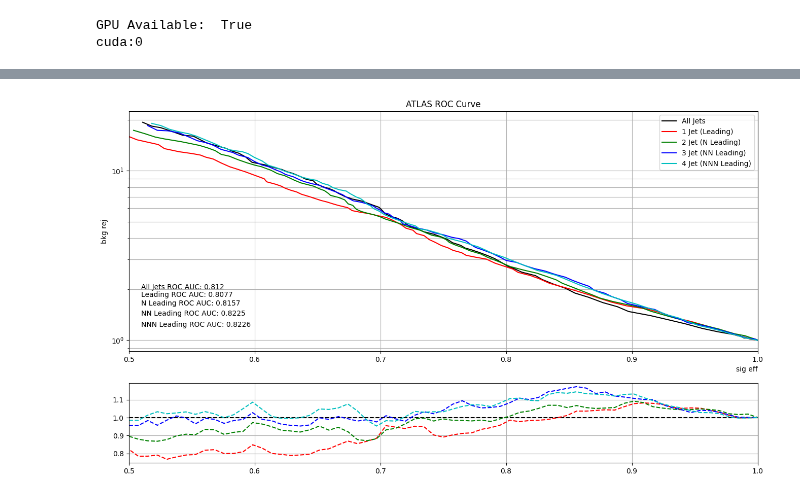
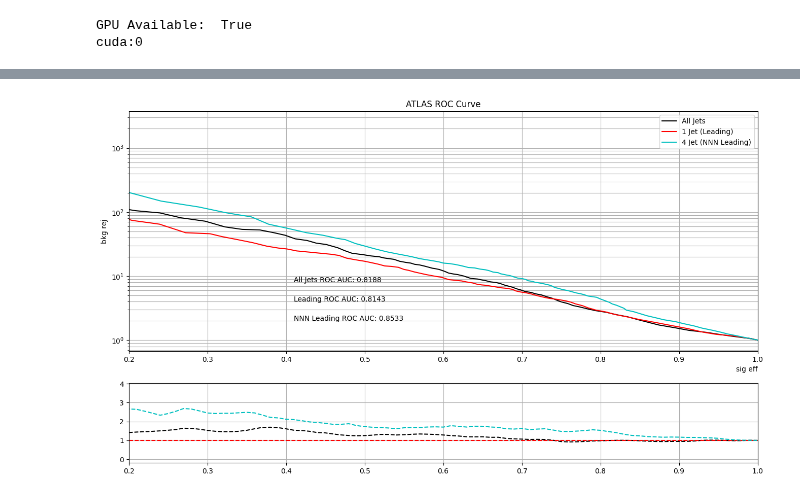
Before and after one commit to LukeV37/Pileup_Project, a Jupyter notebook: analysis/Leading_Jet_Validation.ipynb, the cells around one changed output, grey strips where cells are left out. Saved outputs shown, nothing was run; the diff lists cells and outputs as text; code cells hidden in the pictures.

```diff
--- a/analysis/Leading_Jet_Validation.ipynb
+++ b/analysis/Leading_Jet_Validation.ipynb
@@ -282,11 +282,21 @@ class Model(nn.Module):
     def __init__(self, in_feats, hidden_feats, out_feats):
         super(Model, self).__init__()
         self.jet_preprocess = nn.Linear(in_feats,hidden_feats)
-        self.jet_postprocess = nn.Linear(hidden_feats,out_feats)
+        self.jet_postprocess = nn.Linear(hidden_feats,hidden_feats)
+        self.attention = nn.MultiheadAttention(hidden_feats,num_heads=4,batch_first=True, dropout=0.25)
+        self.jet_classifier = nn.Linear(hidden_feats,out_feats)
     def forward(self, jet_feats):
+        # Preprocess Jet Feats
         jet_embedding = F.gelu(self.jet_preprocess(jet_feats))
+
+        # Attention Layer + Skip Connection + Post-Process
+        jet_attention, jet_weights = self.attention(jet_embedding, jet_embedding, jet_embedding)
+        jet_embedding = jet_embedding + jet_attention
+        jet_embedding = F.gelu(self.jet_postprocess(jet_embedding))
+
+        # Aggregate and Classify
         jet_aggregated = jet_embedding.sum(dim=0)
-        output = F.sigmoid(self.jet_postprocess(jet_aggregated))
+        output = F.sigmoid(self.jet_classifier(jet_aggregated))
         return output
 # %%
 def train(model, data, epochs=20):
@@ -435,7 +443,7 @@ def ATLAS_roc(y_true, y_pred):
     sig_eff = []
     bkg_eff = []
 
-    thresholds = np.linspace(0,0.75,100)
+    thresholds = np.linspace(0,0.99,100)
 
     for threshold in thresholds:
         sig_eff.append(((y_pred[sig] > threshold).sum() / y_true[sig].shape[0]))
@@ -468,21 +476,21 @@ def get_metrics(y_true, y_pred, threshold):
     AUC = roc_auc_score(y_true, y_pred)
     BA = accuracy_score(y_true, y_Pred)
     f1 = f1_score(y_true, y_Pred)
-    return x,y,AUC,BA,f1
+    return x,y,thresholds,AUC,BA,f1
 
 fig, (ax1, ax2) = plt.subplots(2,1,figsize=(16,9), gridspec_kw={'height_ratios': [3, 1]})
 
 all_pred = get_predictions(All_Jets, [All_Jets_test, y_test])
 leading_pred = get_predictions(Leading_Jet, [Leading_test, y_test])
-N_leading_pred = get_predictions(N_Leading_Jet, [N_Leading_test, y_test])
-NN_leading_pred = get_predictions(NN_Leading_Jet, [NN_Leading_test, y_test])
+#N_leading_pred = get_predictions(N_Leading_Jet, [N_Leading_test, y_test])
+#NN_leading_pred = get_predictions(NN_Leading_Jet, [NN_Leading_test, y_test])
 NNN_leading_pred = get_predictions(NNN_Leading_Jet, [NNN_Leading_test, y_test])
 
-x1,y1,AUC1,BA1,f11 = get_metrics(y_test, all_pred, 0.5)
-x2,y2,AUC2,BA2,f12 = get_metrics(y_test, leading_pred, 0.5)
-x3,y3,AUC3,BA3,f13 = get_metrics(y_test, N_leading_pred, 0.5)
-x4,y4,AUC4,BA4,f14 = get_metrics(y_test, NN_leading_pred, 0.5)
-x5,y5,AUC5,BA5,f15 = get_metrics(y_test, NNN_leading_pred, 0.5)
+x1,y1,th1,AUC1,BA1,f11 = get_metrics(y_test, all_pred, 0.5)
+x2,y2,th2,AUC2,BA2,f12 = get_metrics(y_test, leading_pred, 0.5)
+#x3,y3,th3,AUC3,BA3,f13 = get_metrics(y_test, N_leading_pred, 0.5)
+#x4,y4,th4,AUC4,BA4,f14 = get_metrics(y_test, NN_leading_pred, 0.5)
+x5,y5,th5,AUC5,BA5,f15 = get_metrics(y_test, NNN_leading_pred, 0.5)
 
 
 ax1.set_title("ATLAS ROC Curve")
@@ -491,55 +499,55 @@ ax1.set_ylabel("bkg rej")
 
 ax1.plot(x1,y1, label="All Jets",color='k')
 AUC1 = "All Jets ROC AUC: " + str(round(AUC1,4))
-ax1.text(0.51,2.0,AUC1)
+ax1.text(0.41,8,AUC1)
 
 ax1.plot(x2,y2, label="1 Jet (Leading)",color='r')
 AUC2 = "Leading ROC AUC: " + str(round(AUC2,4))
-ax1.text(0.51,1.8,AUC2)
+ax1.text(0.41,4,AUC2)
 
-ax1.plot(x3,y3, label="2 Jet (N Leading)",color='g')
-AUC3 = "N Leading ROC AUC: " + str(round(AUC3,4))
-ax1.text(0.51,1.6,AUC3)
+#ax1.plot(x3,y3, label="2 Jet (N Leading)",color='g')
+#AUC3 = "N Leading ROC AUC: " + str(round(AUC3,4))
+#ax1.text(0.51,1.6,AUC3)
 
-ax1.plot(x4,y4, label="3 Jet (NN Leading)",color='b')
-AUC4 = "NN Leading ROC AUC: " + str(round(AUC4,4))
-ax1.text(0.51,1.4,AUC4)
+#ax1.plot(x4,y4, label="3 Jet (NN Leading)",color='b')
+#AUC4 = "NN Leading ROC AUC: " + str(round(AUC4,4))
+#ax1.text(0.51,1.4,AUC4)
 
 ax1.plot(x5,y5, label="4 Jet (NNN Leading)",color='c')
 AUC5 = "NNN Leading ROC AUC: " + str(round(AUC5,4))
-ax1.text(0.51,1.2,AUC5)
+ax1.text(0.41,2,AUC5)
 
 # Plot ratio plot
 x = 1-np.flip(th1)
-ratio1 = np.interp(x,np.flip(x1),np.flip(y1))/np.interp(x,np.flip(x1),np.flip(y1))
-ratio2 = np.interp(x,np.flip(x2),np.flip(y2))/np.interp(x,np.flip(x1),np.flip(y1))
-ratio3 = np.interp(x,np.flip(x3),np.flip(y3))/np.interp(x,np.flip(x1),np.flip(y1))
-ratio4 = np.interp(x,np.flip(x4),np.flip(y4))/np.interp(x,np.flip(x1),np.flip(y1))
-ratio5 = np.interp(x,np.flip(x5),np.flip(y5))/np.interp(x,np.flip(x1),np.flip(y1))
+ratio1 = np.interp(x,np.flip(x1),np.flip(y1))/np.interp(x,np.flip(x2),np.flip(y2))
+ratio2 = np.interp(x,np.flip(x2),np.flip(y2))/np.interp(x,np.flip(x2),np.flip(y2))
+#ratio3 = np.interp(x,np.flip(x3),np.flip(y3))/np.interp(x,np.flip(x2),np.flip(y2))
+#ratio4 = np.interp(x,np.flip(x4),np.flip(y4))/np.interp(x,np.flip(x2),np.flip(y2))
+ratio5 = np.interp(x,np.flip(x5),np.flip(y5))/np.interp(x,np.flip(x2),np.flip(y2))
 
 ax2.plot(x,ratio1,linestyle='--',color='k')
 ax2.plot(x,ratio2,linestyle='--',color='r')
-ax2.plot(x,ratio3,linestyle='--',color='g')
-ax2.plot(x,ratio4,linestyle='--',color='b')
+#ax2.plot(x,ratio3,linestyle='--',color='g')
+#ax2.plot(x,ratio4,linestyle='--',color='b')
 ax2.plot(x,ratio5,linestyle='--',color='c')
 
 # General Plot Settings
 ax1.legend()
 ax1.set_yscale('log')
 ax1.grid(which='both')
 ax2.grid(which='both')
-ax1.set_xlim(0.5,1)
-ax2.set_xlim(0.5,1)
+ax1.set_xlim(0.2,1)
+ax2.set_xlim(0.2,1)
 plt.show()
 
 print("All Jets\t","Binary Accuracy: ", BA1, "\tF1 Score: ", f11)
 print("")
 print("Leading Jet\t","Binary Accuracy: ", BA2, "\tF1 Score: ", f12)
 print("")
-print("N Leading Jets\t","Binary Accuracy: ", BA3, "\tF1 Score: ", f13)
-print("")
-print("NN Leading Jets\t","Binary Accuracy: ", BA4, "\tF1 Score: ", f14)
-print("")
+#print("N Leading Jets\t","Binary Accuracy: ", BA3, "\tF1 Score: ", f13)
+#print("")
+#print("NN Leading Jets\t","Binary Accuracy: ", BA4, "\tF1 Score: ", f14)
+#print("")
 print("NNN Leading Jet\t","Binary Accuracy: ", BA5, "\tF1 Score: ", f15)
 # %% [output]
-[figure, old version]
+[figure, new version]
```
Also changed, not shown: parts of 5 cells of this notebook.
